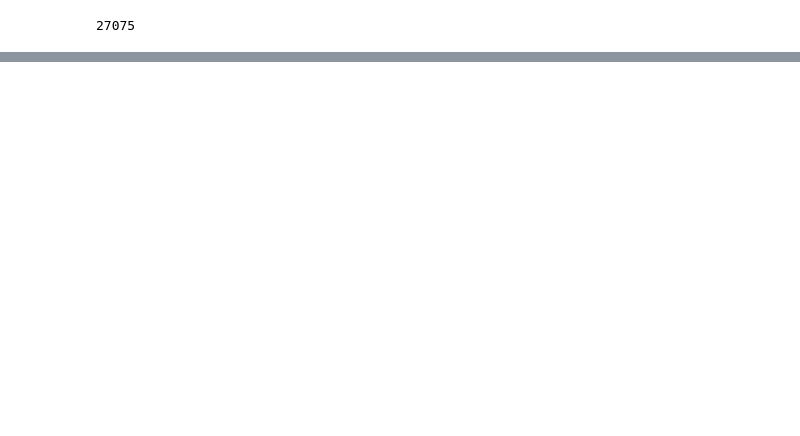
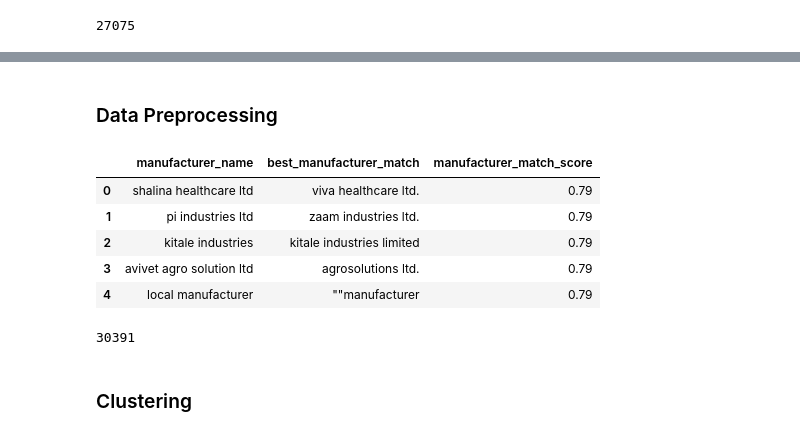
Before and after one commit to natbernard/Clustering-for-Product-Matching, a Jupyter notebook: model/clustering_stockist_transactions.ipynb, the cells around one changed output, grey strips where cells are left out. Saved outputs shown, nothing was run; the diff lists cells and outputs as text; code cells hidden in the pictures; blank space fills up the shorter version.

```diff
--- a/model/clustering_stockist_transactions.ipynb
+++ b/model/clustering_stockist_transactions.ipynb
@@ -579,0 +633,26 @@ clustered_data.head()
+# %% [markdown]
+### Data Preprocessing
+# %%
+# dropping null values in product_name column
+df = df.dropna(subset = ['manufacturer_name'])
+
+# cleaning the product name column
+df['manufacturer_name'] = df['manufacturer_name'].apply(lambda x: x.strip())
+
+# changing all strings to lowercase
+df = df.applymap(lambda x: x.lower() if isinstance(x, str) else x)
+df.head()
+# %% [output]
+|  | manufacturer_name | best_manufacturer_match | manufacturer_match_score |
+| 0 | shalina healthcare ltd | viva healthcare ltd. | 0.79 |
+| 1 | pi industries ltd | zaam industries ltd. | 0.79 |
+| 2 | kitale industries | kitale industries limited | 0.79 |
+| 3 | avivet agro solution ltd | agrosolutions ltd. | 0.79 |
+| 4 | local manufacturer | ""manufacturer | 0.79 |
+# %%
+unique_man_names = df['manufacturer_name'].unique()
+len(unique_man_names)
+# %% [output]
+30391
+# %% [markdown]
+### Clustering
```
Also changed, not shown: parts of 16 cells of this notebook.
